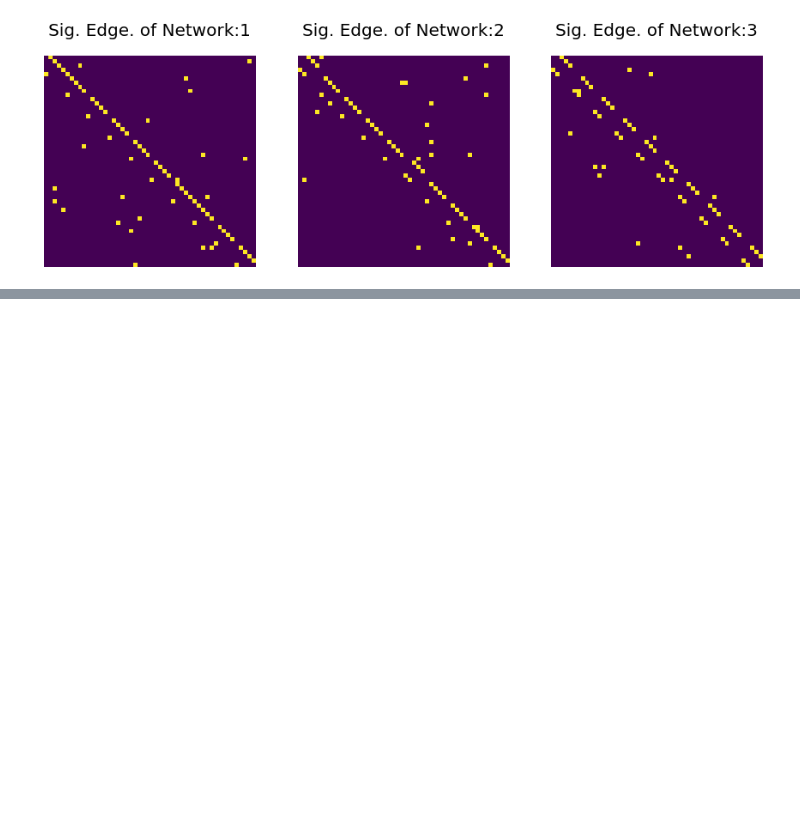
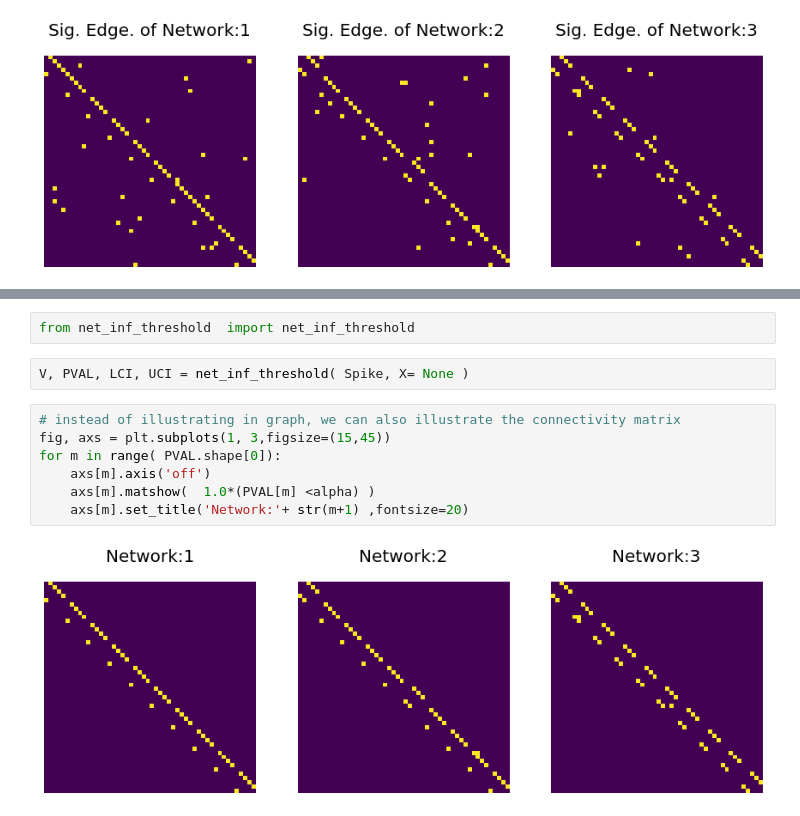
Before and after one commit to stevenwang/NeuroNetLearn, a Jupyter notebook: examples/demo_network_inference.ipynb, the cells around one changed output, grey strips where cells are left out. Saved outputs shown, nothing was run; the diff lists cells and outputs as text; blank space fills up the shorter version.

```diff
--- a/examples/demo_network_inference.ipynb
+++ b/examples/demo_network_inference.ipynb
@@ -149,0 +154,13 @@ for m in range( M):
+# %%
+from net_inf_threshold  import net_inf_threshold
+# %%
+V, PVAL, LCI, UCI = net_inf_threshold( Spike, X= None )
+# %%
+# instead of illustrating in graph, we can also illustrate the connectivity matrix
+fig, axs = plt.subplots(1, 3,figsize=(15,45))
+for m in range( PVAL.shape[0]):
+    axs[m].axis('off')
+    axs[m].matshow(  1.0*(PVAL[m] <alpha) )
+    axs[m].set_title('Network:'+ str(m+1) ,fontsize=20)
+# %% [output]
+[figure, added]
```
Also changed, not shown: parts of 2 cells of this notebook.
